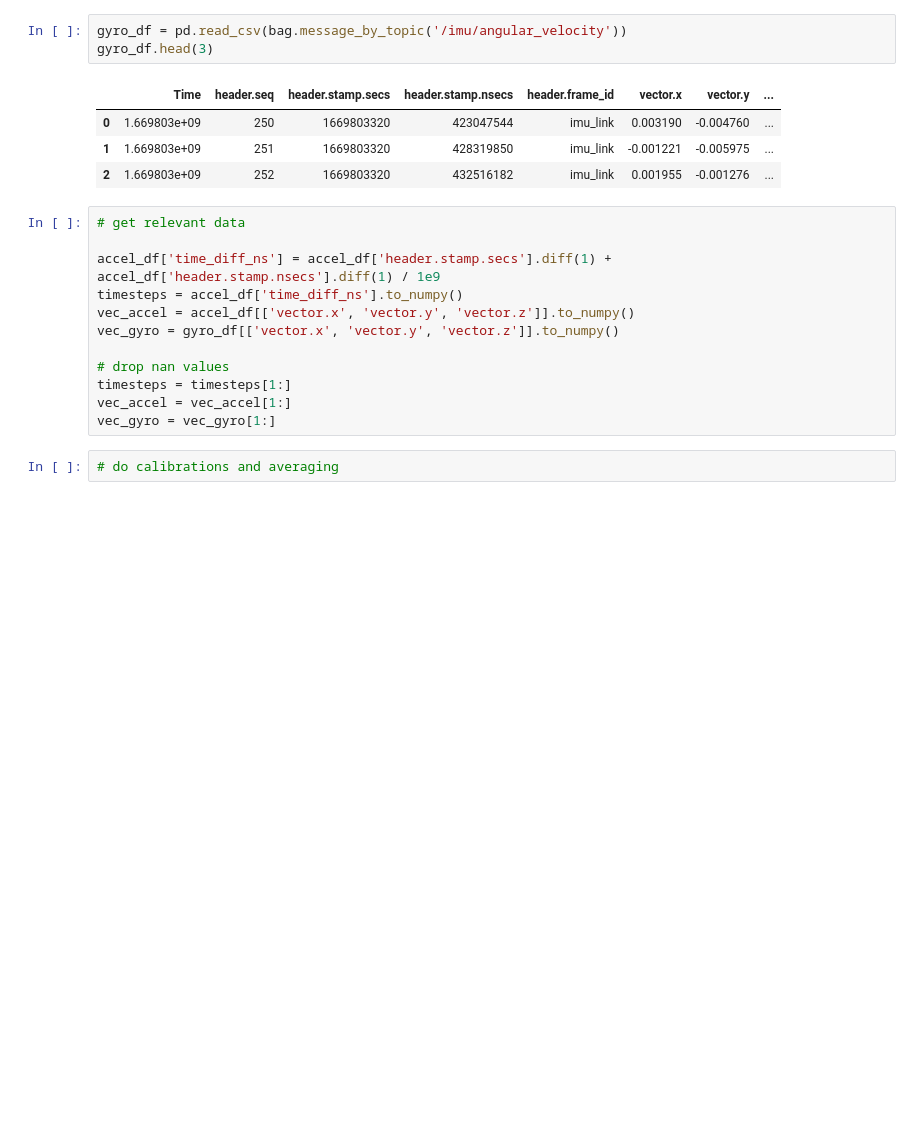
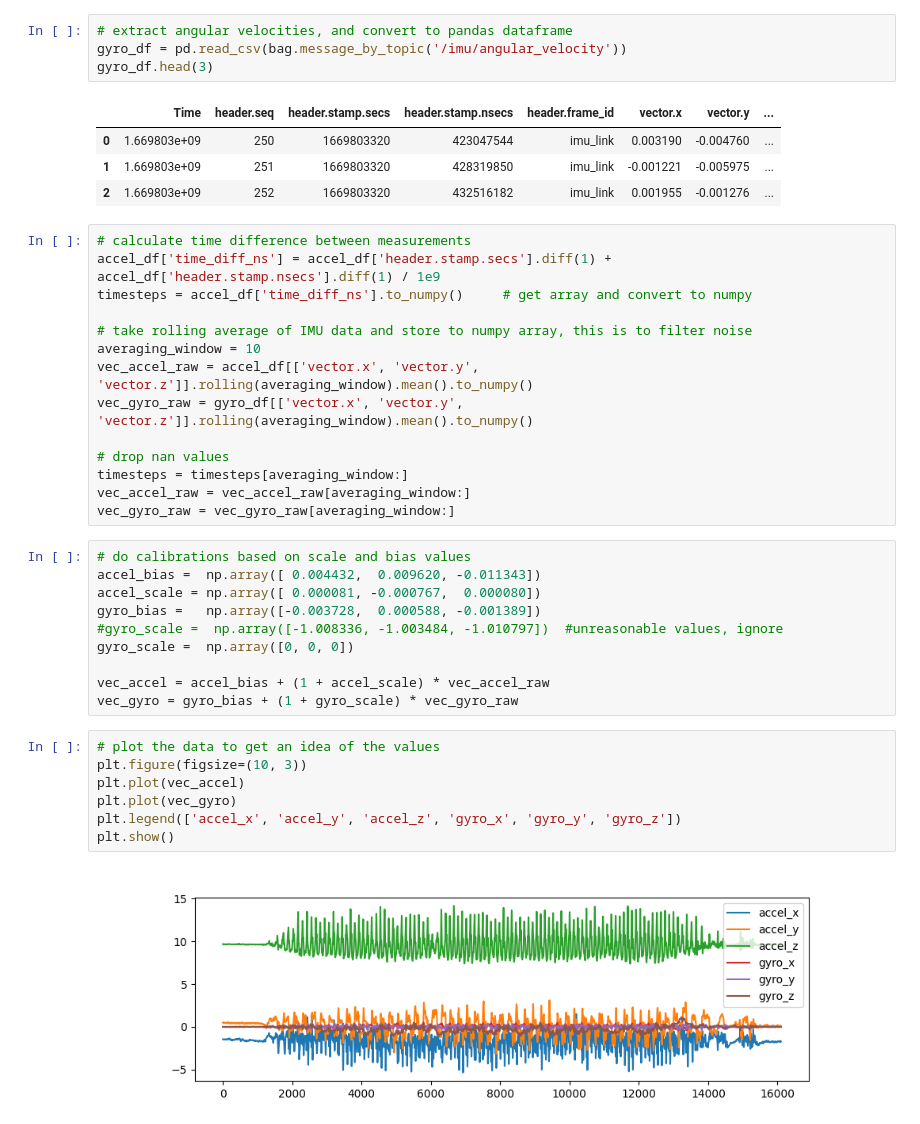
Before and after one commit to icheered/RPCN, a Jupyter notebook: bag_imu.ipynb, the cells around one changed output. Cells and saved outputs as stored; diff of their text form; blank space fills up the shorter version.

```diff
--- a/bag_imu.ipynb
+++ b/bag_imu.ipynb
@@ -25,6 +25,7 @@ accel_df.head(3)
 | 1 | 1.669803e+09 | 251 | 1669803320 | 428319850 | imu_link | -1.426545 | 0.546572 | ... |
 | 2 | 1.669803e+09 | 252 | 1669803320 | 432516182 | imu_link | -1.436896 | 0.555246 | ... |
 # %%
+# extract angular velocities, and convert to pandas dataframe
 gyro_df = pd.read_csv(bag.message_by_topic('/imu/angular_velocity'))
 gyro_df.head(3)
 # %% [output]
@@ -33,16 +34,35 @@ gyro_df.head(3)
 | 1 | 1.669803e+09 | 251 | 1669803320 | 428319850 | imu_link | -0.001221 | -0.005975 | ... |
 | 2 | 1.669803e+09 | 252 | 1669803320 | 432516182 | imu_link | 0.001955 | -0.001276 | ... |
 # %%
-# get relevant data
+# calculate time difference between measurements
+accel_df['time_diff_ns'] = accel_df['header.stamp.secs'].diff(1) + accel_df['header.stamp.nsecs'].diff(1) / 1e9
+timesteps = accel_df['time_diff_ns'].to_numpy()     # get array and convert to numpy
 
-accel_df['time_diff_ns'] = accel_df['header.stamp.secs'].diff(1) + accel_df['header.stamp.nsecs'].diff(1) / 1e9
-timesteps = accel_df['time_diff_ns'].to_numpy()
-vec_accel = accel_df[['vector.x', 'vector.y', 'vector.z']].to_numpy()
-vec_gyro = gyro_df[['vector.x', 'vector.y', 'vector.z']].to_numpy()
+# take rolling average of IMU data and store to numpy array, this is to filter noise
+averaging_window = 10
+vec_accel_raw = accel_df[['vector.x', 'vector.y', 'vector.z']].rolling(averaging_window).mean().to_numpy()
+vec_gyro_raw = gyro_df[['vector.x', 'vector.y', 'vector.z']].rolling(averaging_window).mean().to_numpy()
 
 # drop nan values
-timesteps = timesteps[1:]
-vec_accel = vec_accel[1:]
-vec_gyro = vec_gyro[1:]
+timesteps = timesteps[averaging_window:]
+vec_accel_raw = vec_accel_raw[averaging_window:]
+vec_gyro_raw = vec_gyro_raw[averaging_window:]
-# %%
-# do calibrations and averaging
+# %%
+# do calibrations based on scale and bias values
+accel_bias =  np.array([ 0.004432,  0.009620, -0.011343])
+accel_scale = np.array([ 0.000081, -0.000767,  0.000080])
+gyro_bias =   np.array([-0.003728,  0.000588, -0.001389])
+#gyro_scale =  np.array([-1.008336, -1.003484, -1.010797])  #unreasonable values, ignore
+gyro_scale =  np.array([0, 0, 0])
+
+vec_accel = accel_bias + (1 + accel_scale) * vec_accel_raw
+vec_gyro = gyro_bias + (1 + gyro_scale) * vec_gyro_raw
+# %%
+# plot the data to get an idea of the values
+plt.figure(figsize=(10, 3))
+plt.plot(vec_accel)
+plt.plot(vec_gyro)
+plt.legend(['accel_x', 'accel_y', 'accel_z', 'gyro_x', 'gyro_y', 'gyro_z'])
+plt.show()
+# %% [output]
+[figure, added]
```
Also changed, not shown: parts of 7 cells of this notebook, 2 other files.
